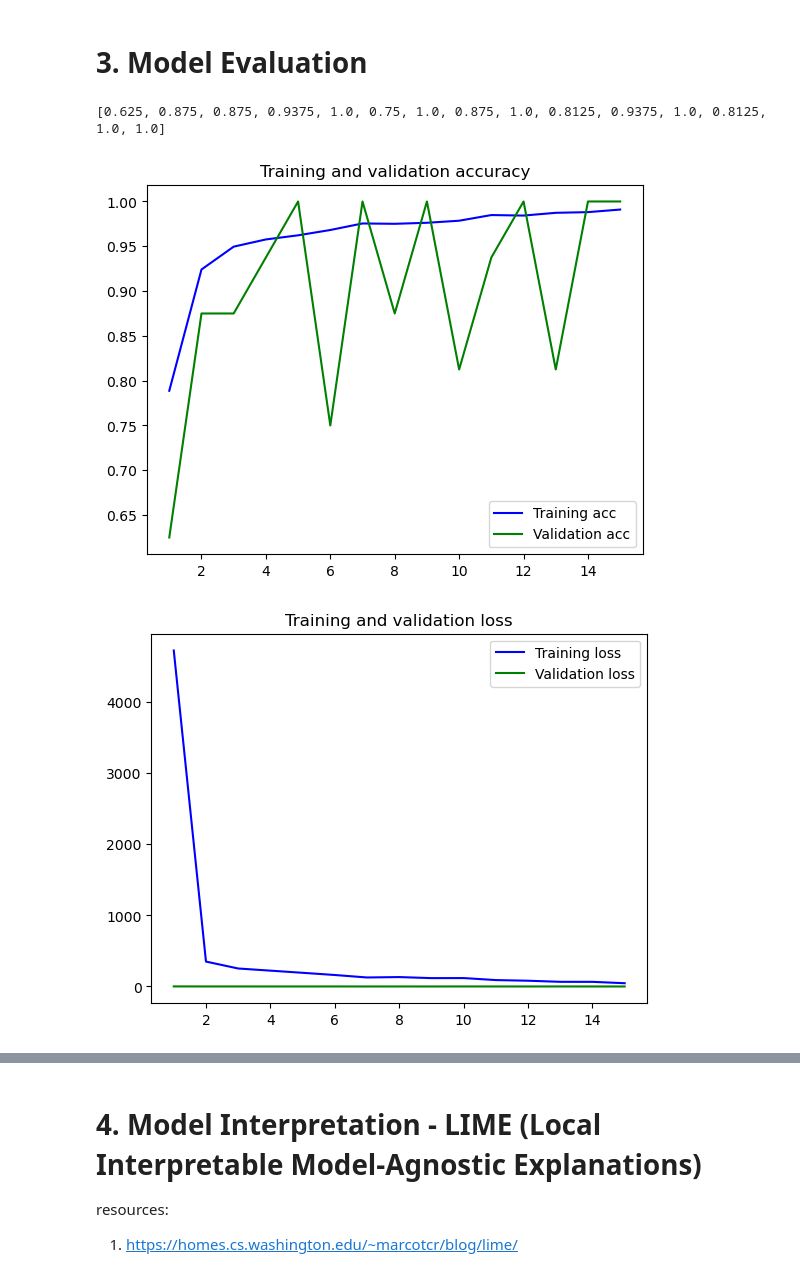
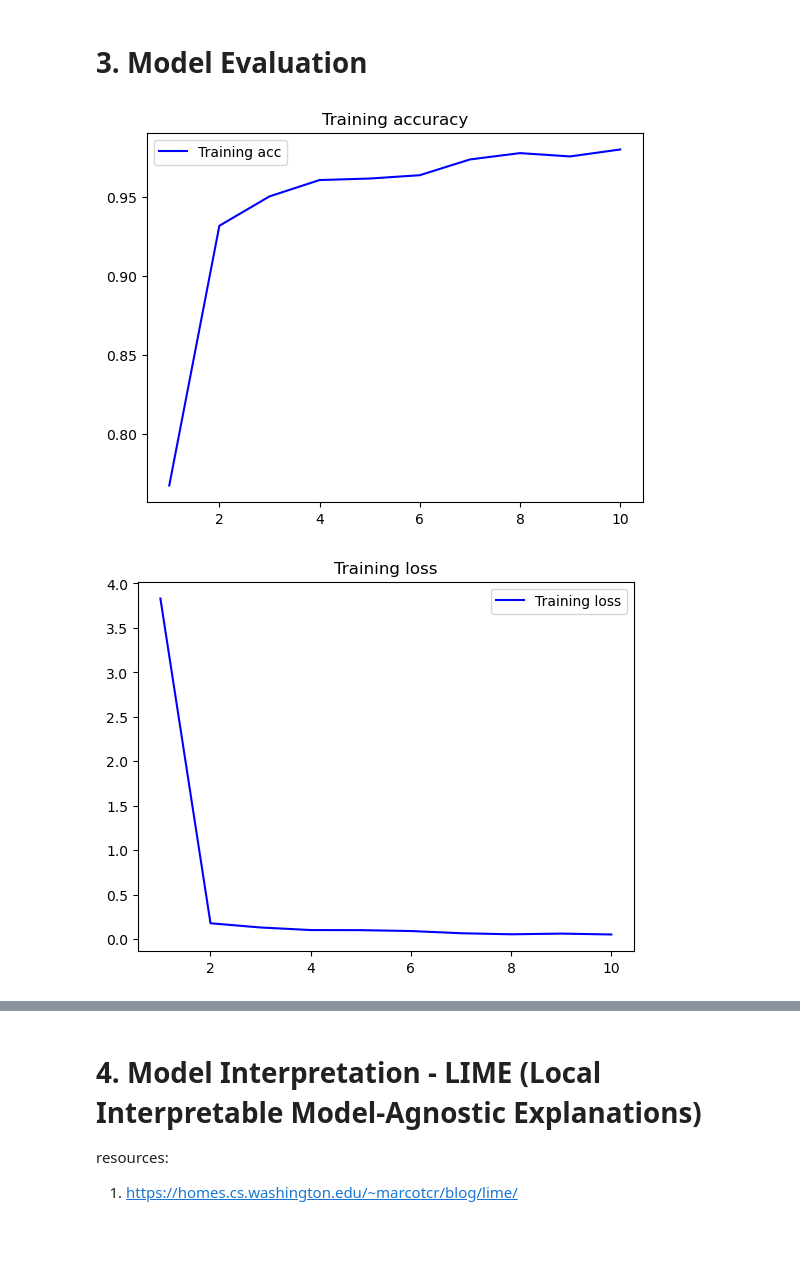
Before and after one commit to lcohenwanis/stat287_project, a Jupyter notebook: test_notebook.ipynb, the cells around one changed output, grey strips where cells are left out. Cells and saved outputs as stored; diff of their text form; code cells hidden in the pictures; blank space fills up the shorter version.

Commit message:
Made updates to logistic regression and cnn notebooks. Saved images generated from modeling and evaluation as well.

```diff
--- a/test_notebook.ipynb
+++ b/test_notebook.ipynb
@@ -80,5 +61,6 @@ train_counts
 {'NORMAL': 1341, 'PNEUMONIA': 3875}
 # %%
 class_weights = {}
-class_weights[0] = train_counts['NORMAL']
-class_weights[1] = train_counts['PNEUMONIA']
+class_weights[0] = (1/train_counts['NORMAL']) * ((train_counts['NORMAL']+train_counts['PNEUMONIA'])/ 2)
+class_weights[1] = (1/train_counts['PNEUMONIA']) * ((train_counts['NORMAL']+train_counts['PNEUMONIA'])/ 2)
+class_weights
@@ -165,11 +149,8 @@ model.compile(loss='binary_crossentropy',
 # %%
 # Fit the model
 history = model.fit(train_data,
-                   epochs=15,
+                   epochs=10,
                    steps_per_epoch=len(train_data),
-                   validation_data=val_data,
-                   validation_steps=len(val_data),
-                   verbose=0,
                    class_weight=class_weights
                    )
 # %% [output]
@@ -178,29 +178,32 @@ history = model.fit(train_data,
 # 3. Model Evaluation
 # %%
 acc = history.history['acc']
-val_acc = history.history['val_acc']
-print(val_acc)
+# val_acc = history.history['val_acc']
+# print(val_acc)
 loss = history.history['loss']
-val_loss = history.history['val_loss']
+# val_loss = history.history['val_loss']
 
 epochs = range(1, len(acc) + 1)
 
 plt.plot(epochs, acc, 'b', label='Training acc')
-plt.plot(epochs, val_acc, 'green', label='Validation acc')
-plt.title('Training and validation accuracy')
+# plt.plot(epochs, val_acc, 'green', label='Validation acc')
+# plt.title('Training and validation accuracy')
+plt.title('Training accuracy')
 plt.legend()
+plt.savefig('images/cnn_train_acc.png')
 plt.figure()
 
 plt.plot(epochs, loss, 'b', label='Training loss')
-plt.plot(epochs, val_loss, 'green', label='Validation loss')
-plt.title('Training and validation loss')
+# plt.plot(epochs, val_loss, 'green', label='Validation loss')
+# plt.title('Training and validation loss')
+plt.title('Training loss')
+plt.savefig('images/cnn_train_loss.png')
 plt.legend()
 
 plt.show()
 # %% [output]
-[0.625, 0.875, 0.875, 0.9375, 1.0, 0.75, 1.0, 0.875, 1.0, 0.8125, 0.9375, 1.0, 0.8125, 1.0, 1.0]
-[figure, old version]
+[figure, new version]
-[figure, old version]
+[figure, new version]
 # %%
 all_metrics = model.evaluate(test_data, steps=10, batch_size=32)
 
```
Also changed, not shown: parts of 24 cells of this notebook, 8 other files.
